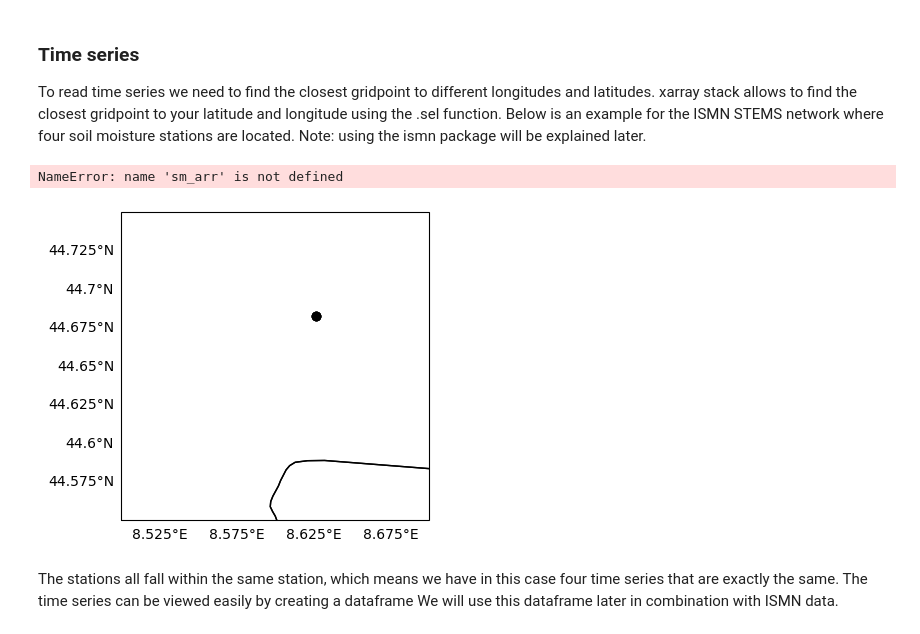
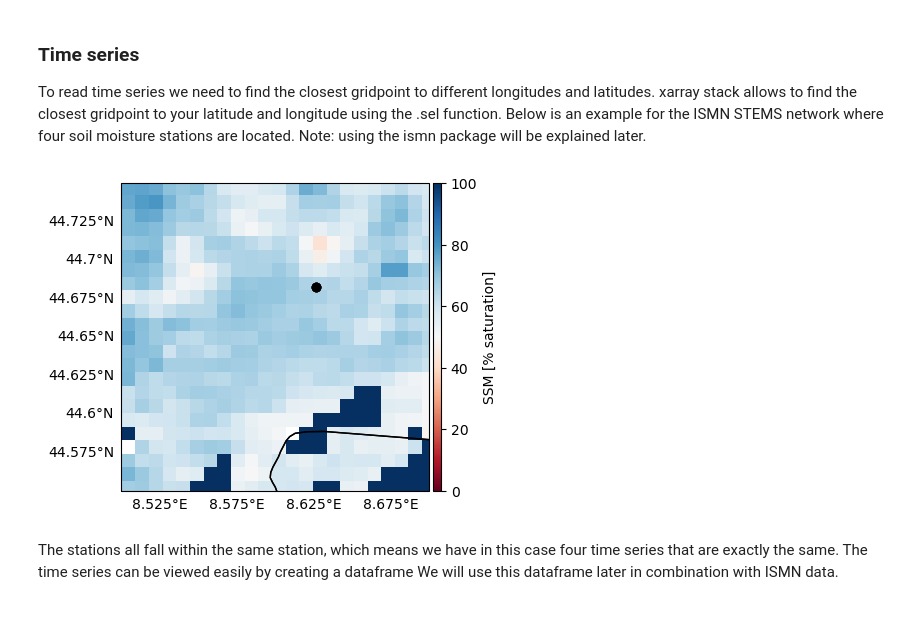
Before and after one commit to wpreimes/esa_ltc_materials, a Jupyter notebook: lecture1_soil_moisture.ipynb, the cells around one changed output. Drawn from its saved outputs; the diff is of its cells as text; code cells hidden in the pictures.

```diff
--- a/lecture1_soil_moisture.ipynb
+++ b/lecture1_soil_moisture.ipynb
@@ -168,32 +150,32 @@ To read time series we need to find the closest gridpoint to different longitude
 # %%
 stations=['CAN_CT_NT', 'CAN_CT_T','CAN_GC_NT','CAN_GC_T']
 lons=[8.62641, 8.62639, 8.6267, 8.62669]
 lats=[44.68253, 44.68253, 44.68278, 44.68277]
 fig, ax = plt.subplots(nrows=1,ncols=1,
                         subplot_kw={'projection': ccrs.PlateCarree()},
                         figsize=(4,4), sharex=True, sharey=True)
 img_extent=[dslon.min(), dslon.max(), dslat.min(), dslat.max()]
 
 transform_mpl = ccrs.PlateCarree()._as_mpl_transform(ax) #this is a work-around to transform xy coords in ax.annotate
 for station, lon ,lat in zip(stations, lons,lats):
     ax.scatter(lon,lat, marker='o', c='black')
 ax.add_feature(cartopy.feature.NaturalEarthFeature('cultural', 'admin_1_states_provinces', '10m'),zorder=2,facecolor='none')
 gl = ax.gridlines(crs=ccrs.PlateCarree(), draw_labels=True,
                    alpha=0.0)
 ax.set_extent([8.5, 8.7, 44.55,44.75])
 gl.top_labels = False
 gl.right_labels = False
 gl.xformatter = LONGITUDE_FORMATTER
 gl.yformatter = LATITUDE_FORMATTER
-sc = ax.imshow(np.nanmean(sm_arr[idx,:,:],axis=0), origin='upper', extent=img_extent,
+# todo: @mariette I changed the next line slightly
+sc = ax.imshow(np.nanmean(ssm[idx,:,:],axis=0)[0], origin='upper', extent=img_extent,
                    vmin=0, vmax=100, cmap='RdBu', interpolation='none')
 cax = fig.add_axes([ax.get_position().x1+0.01, ax.get_position().y0,
                     0.02, ax.get_position().height])
 cbar = fig.colorbar(sc, ax=ax, cax=cax)
 cbar.set_label('SSM [% saturation]')
 # %% [output]
-NameError: name 'sm_arr' is not defined
-[figure, old version]
+[figure, new version]
 # %% [markdown]
 The stations all fall within the same station, which means we have in this case four time series that are exactly the same. The time series can be viewed easily by creating a dataframe
 We will use this dataframe later in combination with ISMN data.
```
Also changed, not shown: parts of 1 cell of this notebook, 1 other file.
